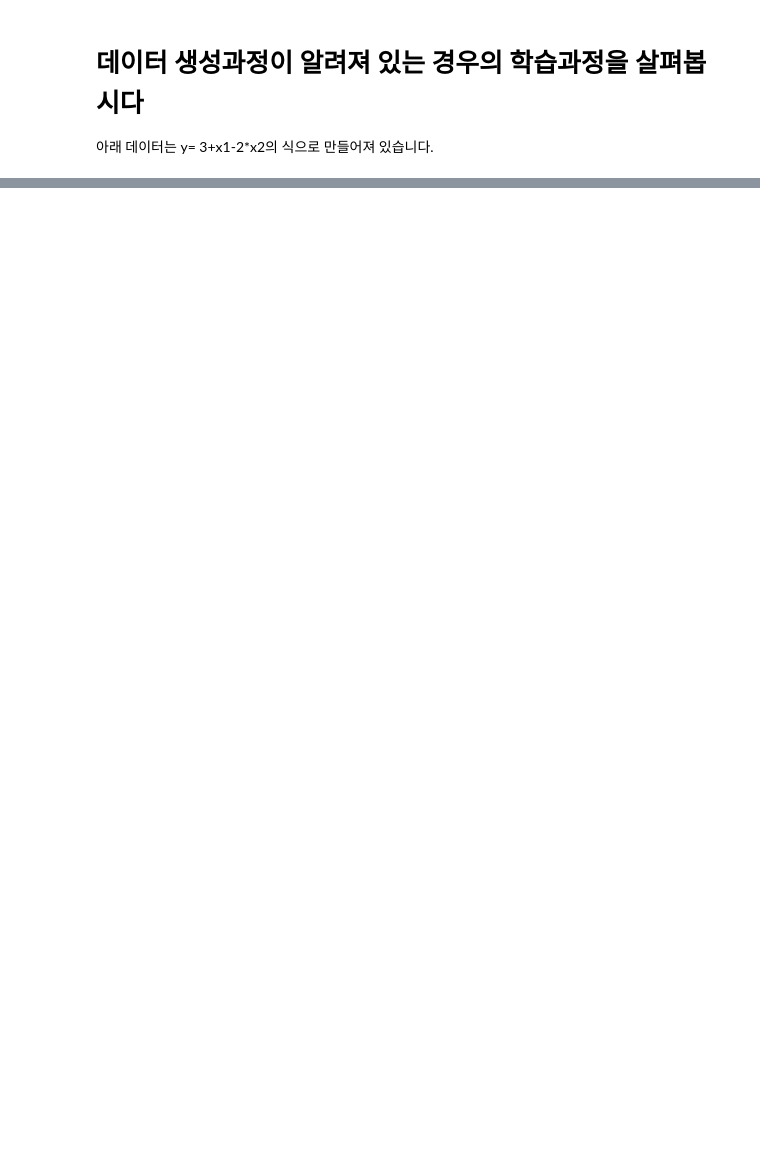
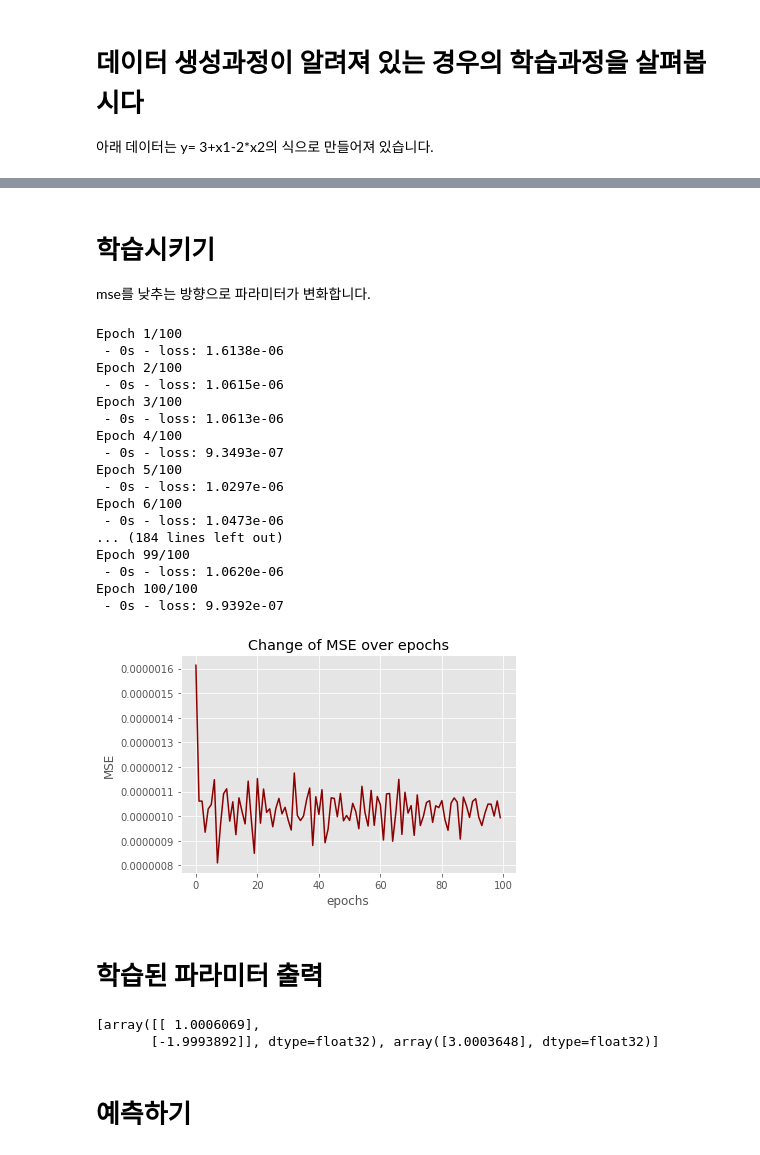
Before and after one commit to hongjai-rhee/public, a Jupyter notebook: 시작하기.ipynb, the cells around one changed output, grey strips where cells are left out. Saved outputs shown, nothing was run; the diff lists cells and outputs as text; code cells hidden in the pictures; blank space fills up the shorter version.

```diff
--- a/시작하기.ipynb
+++ b/시작하기.ipynb
@@ -19,0 +30,5 @@ fatal: destination path 'public' already exists and is not an empty directory.
+# %%
+
+x_train=x[0:800,];x_test=x[800:1000,]
+y_train=y[0:800,];y_test=y[800:1000,]
+print(x_train.shape, x_test.shape, y_train.shape, y_test.shape)
@@ -19,0 +39,4 @@ fatal: destination path 'public' already exists and is not an empty directory.
+# %%
+model = Sequential()
+model.add(Dense(1, input_dim=2, kernel_initializer='he_normal', activation='linear'))
+model.summary()
@@ -19,0 +54,45 @@ fatal: destination path 'public' already exists and is not an empty directory.
+# %% [markdown]
+# 학습시키기
+mse를 낮추는 방향으로 파라미터가 변화합니다.
+# %%
+EPOCH=100  ## 학습횟수 정하기
+# 모델 학습과정 설정하기
+model.compile(optimizer='rmsprop', loss='mse')
+# 모델 학습시키기
+hist = model.fit(x_train, y_train, epochs = EPOCH, verbose = 2)
+
+from sklearn.metrics import r2_score; import matplotlib.pyplot as plt
+# 5. 학습과정 살펴보기
+plt.plot(range(EPOCH), hist.history['loss'], label='Mean Square Errors', color='darkred')
+plt.xlabel('epochs')
+plt.ylabel('MSE')
+plt.title('Change of MSE over epochs')
+plt.show()
+# %% [output]
+Epoch 1/100
+ - 0s - loss: 1.6138e-06
+Epoch 2/100
+ - 0s - loss: 1.0615e-06
+Epoch 3/100
+ - 0s - loss: 1.0613e-06
+Epoch 4/100
+ - 0s - loss: 9.3493e-07
+Epoch 5/100
+ - 0s - loss: 1.0297e-06
+Epoch 6/100
+ - 0s - loss: 1.0473e-06
+... (184 lines left out)
+Epoch 99/100
+ - 0s - loss: 1.0620e-06
+Epoch 100/100
+ - 0s - loss: 9.9392e-07
+[figure, added]
+# %% [markdown]
+# 학습된 파라미터 출력
+# %%
+print(model.layers[0].get_weights())
+# %% [output]
+[array([[ 1.0006069],
+       [-1.9993892]], dtype=float32), array([3.0003648], dtype=float32)]
+# %% [markdown]
+# 예측하기
```
Also changed, not shown: parts of 7 cells of this notebook.
